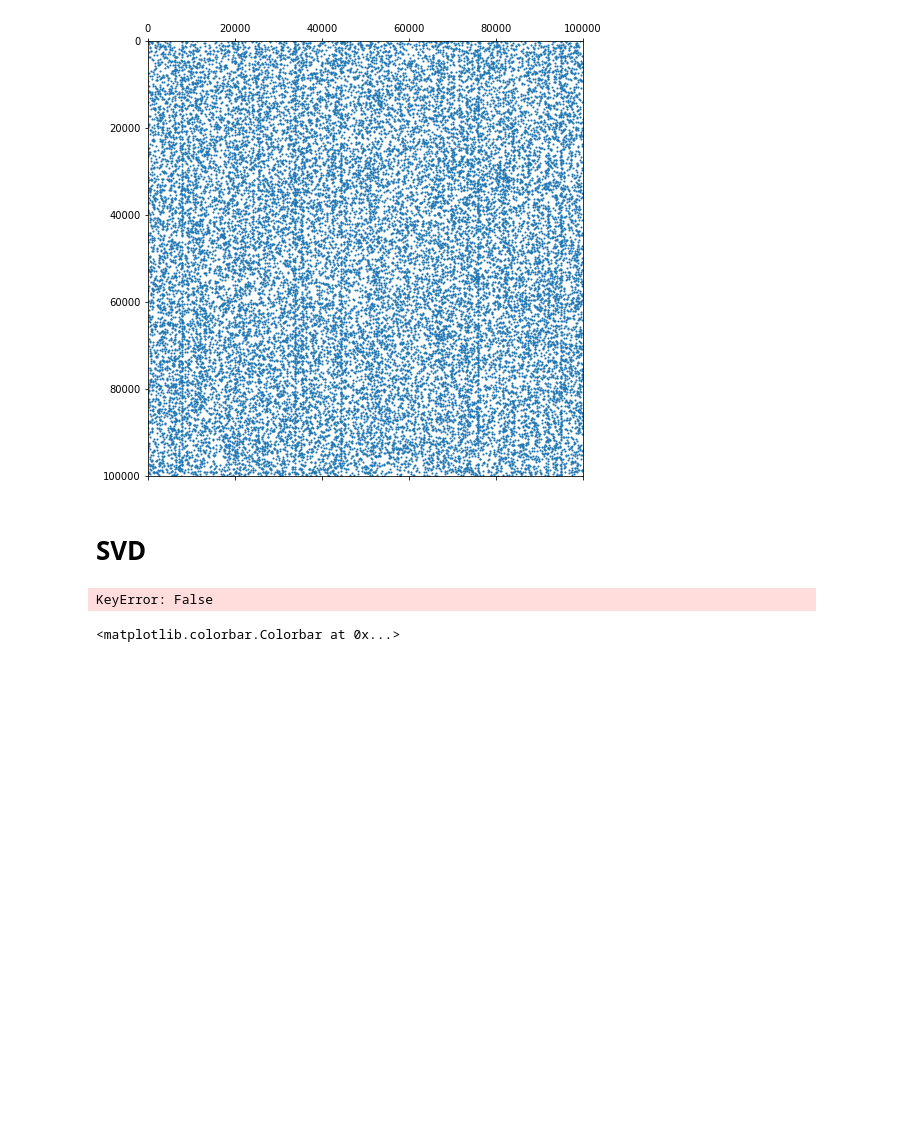
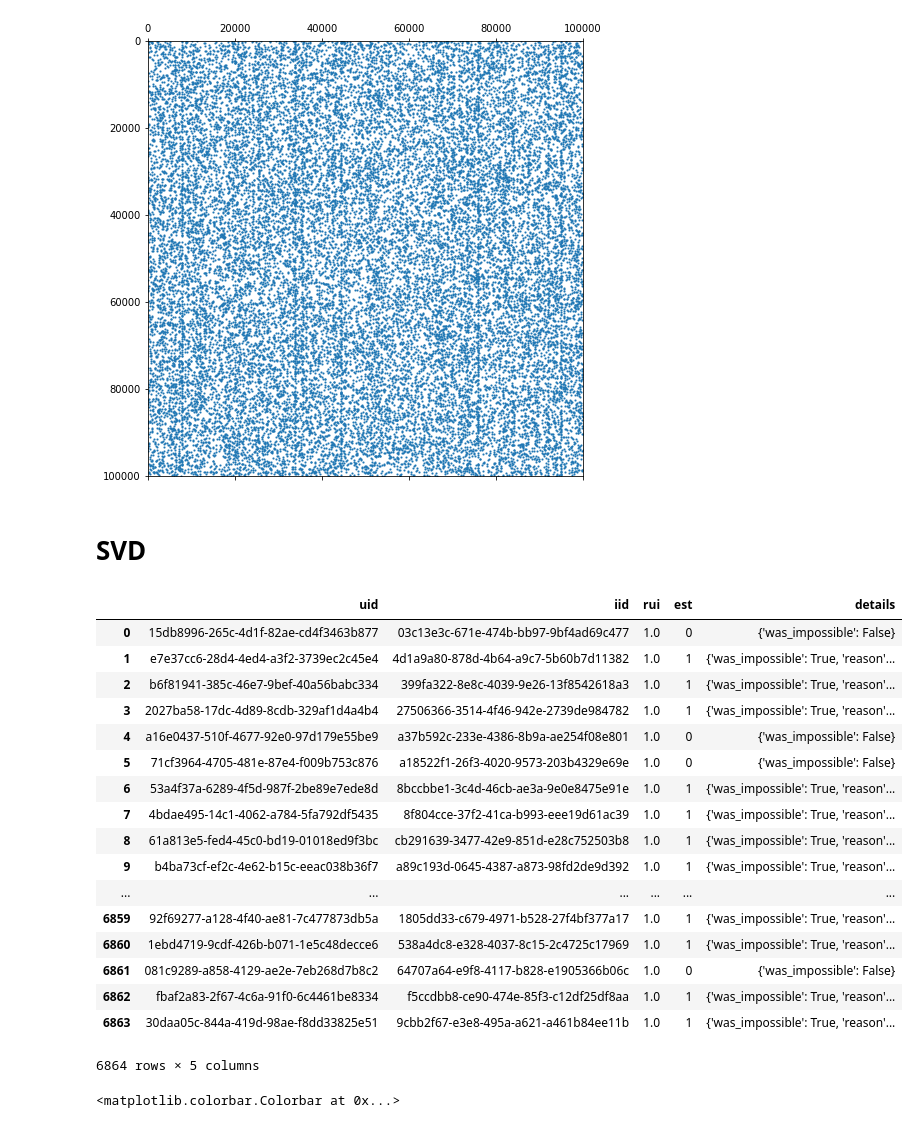
Before and after one commit to jpatrickpark/1003-project, a Jupyter notebook: data_visualizaion.ipynb, the cells around one changed output. Drawn from its saved outputs; the diff is of its cells as text; code cells hidden in the pictures; blank space fills up the shorter version.

```diff
--- a/data_visualizaion.ipynb
+++ b/data_visualizaion.ipynb
@@ -58,12 +58,27 @@ algo = SVD(biased=False)
 algo.fit(trainset)
 predictions = algo.test(testset)
 df = pd.DataFrame(predictions, columns=['uid', 'iid', 'rui', 'est', 'details'])
-# %%
-for i in range(len(df.details)):
-    if df.details[i]["was_impossible"] == False:
-        print(df.est[i])
-# %% [output]
-KeyError: False
+# %%
+df
+# %% [output]
+|  | uid | iid | rui | est | details |
+| 0 | 15db8996-265c-4d1f-82ae-cd4f3463b877 | 03c13e3c-671e-474b-bb97-9bf4ad69c477 | 1.0 | 0 | {'was_impossible': False} |
+| 1 | e7e37cc6-28d4-4ed4-a3f2-3739ec2c45e4 | 4d1a9a80-878d-4b64-a9c7-5b60b7d11382 | 1.0 | 1 | {'was_impossible': True, 'reason'... |
+| 2 | b6f81941-385c-46e7-9bef-40a56babc334 | 399fa322-8e8c-4039-9e26-13f8542618a3 | 1.0 | 1 | {'was_impossible': True, 'reason'... |
+| 3 | 2027ba58-17dc-4d89-8cdb-329af1d4a4b4 | 27506366-3514-4f46-942e-2739de984782 | 1.0 | 1 | {'was_impossible': True, 'reason'... |
+| 4 | a16e0437-510f-4677-92e0-97d179e55be9 | a37b592c-233e-4386-8b9a-ae254f08e801 | 1.0 | 0 | {'was_impossible': False} |
+| 5 | 71cf3964-4705-481e-87e4-f009b753c876 | a18522f1-26f3-4020-9573-203b4329e69e | 1.0 | 0 | {'was_impossible': False} |
+| 6 | 53a4f37a-6289-4f5d-987f-2be89e7ede8d | 8bccbbe1-3c4d-46cb-ae3a-9e0e8475e91e | 1.0 | 1 | {'was_impossible': True, 'reason'... |
+| 7 | 4bdae495-14c1-4062-a784-5fa792df5435 | 8f804cce-37f2-41ca-b993-eee19d61ac39 | 1.0 | 1 | {'was_impossible': True, 'reason'... |
+| 8 | 61a813e5-fed4-45c0-bd19-01018ed9f3bc | cb291639-3477-42e9-851d-e28c752503b8 | 1.0 | 1 | {'was_impossible': True, 'reason'... |
+| 9 | b4ba73cf-ef2c-4e62-b15c-eeac038b36f7 | a89c193d-0645-4387-a873-98fd2de9d392 | 1.0 | 1 | {'was_impossible': True, 'reason'... |
+| ... | ... | ... | ... | ... | ... |
+| 6859 | 92f69277-a128-4f40-ae81-7c477873db5a | 1805dd33-c679-4971-b528-27f4bf377a17 | 1.0 | 1 | {'was_impossible': True, 'reason'... |
+| 6860 | 1ebd4719-9cdf-426b-b071-1e5c48decce6 | 538a4dc8-e328-4037-8c15-2c4725c17969 | 1.0 | 1 | {'was_impossible': True, 'reason'... |
+| 6861 | 081c9289-a858-4129-ae2e-7eb268d7b8c2 | 64707a64-e9f8-4117-b828-e1905366b06c | 1.0 | 0 | {'was_impossible': False} |
+| 6862 | fbaf2a83-2f67-4c6a-91f0-6c4461be8334 | f5ccdbb8-ce90-474e-85f3-c12df25df8aa | 1.0 | 1 | {'was_impossible': True, 'reason'... |
+| 6863 | 30daa05c-844a-419d-98ae-f8dd33825e51 | 9cbb2f67-e3e8-495a-a621-a461b84ee11b | 1.0 | 1 | {'was_impossible': True, 'reason'... |
+6864 rows × 5 columns
 # %%
 pu = algo.pu
 qi = algo.qi
```
